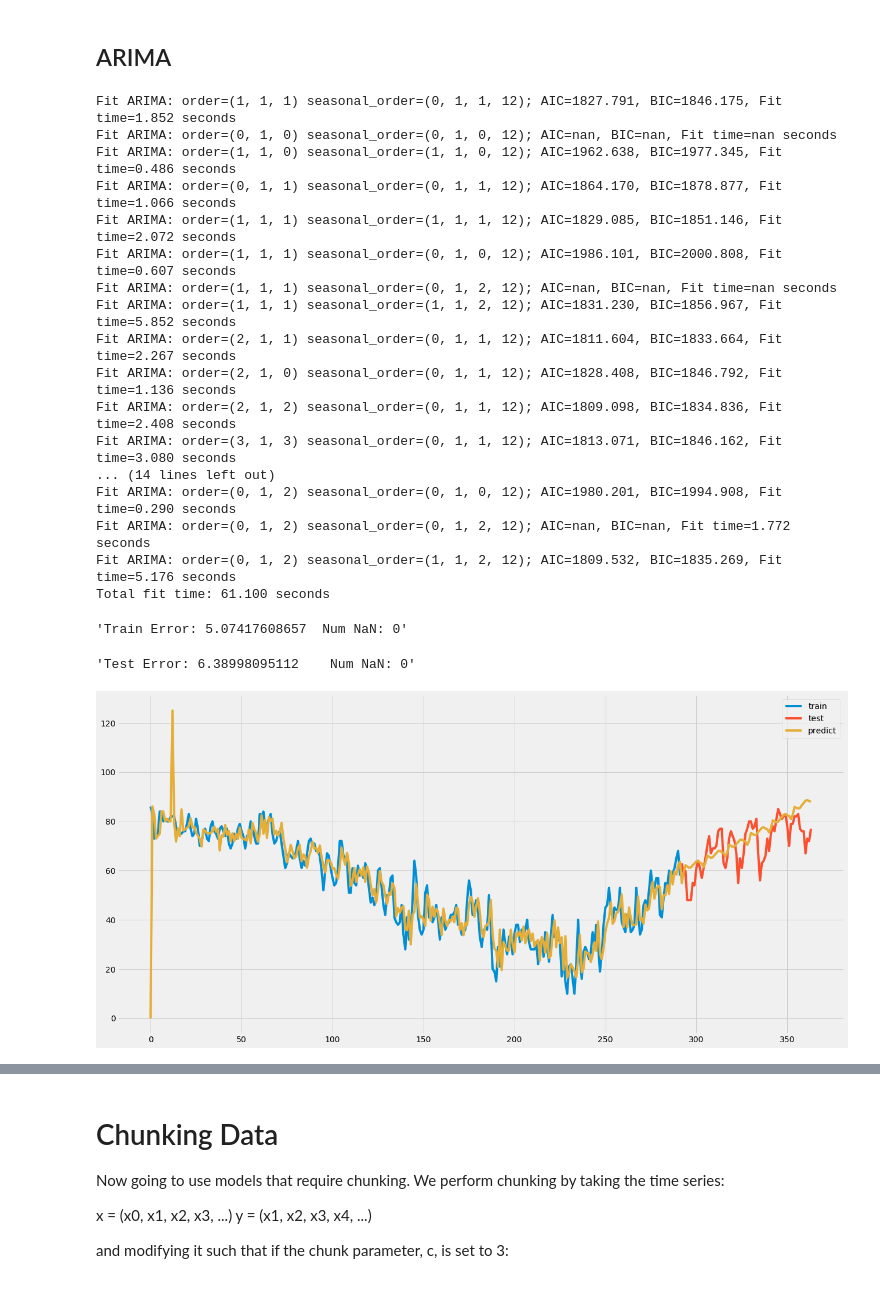
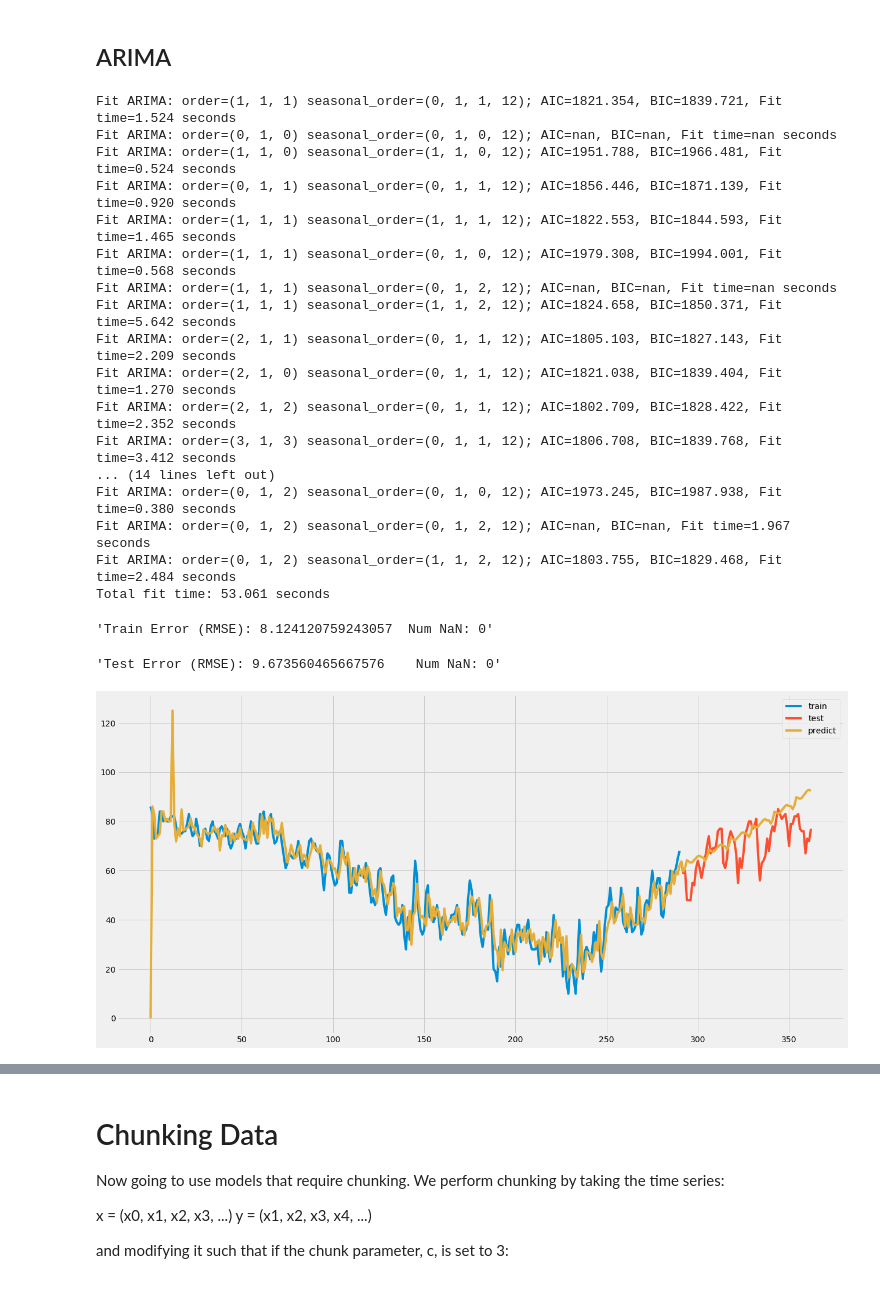
Before and after one commit to fdabek1/irregulartimeseries, a Jupyter notebook: 02-Chunk1.ipynb, the cells around one changed output, grey strips where cells are left out. Drawn from its saved outputs; the diff is of its cells as text; code cells hidden in the pictures.

```diff
--- a/02-Chunk1.ipynb
+++ b/02-Chunk1.ipynb
@@ -32,28 +32,28 @@ Raw Data means that the model simply takes the data as a sequence and no data ma
 # %% [markdown]
 ## ARIMA
 # %%
-model = ARIMA(analysis, use_features=False)
+model = ARIMA(analysis=analysis, use_features=False)
 analysis.run_model(model, name='ARIMA')
 # %% [output]
-Fit ARIMA: order=(1, 1, 1) seasonal_order=(0, 1, 1, 12); AIC=1827.791, BIC=1846.175, Fit time=1.852 seconds
+Fit ARIMA: order=(1, 1, 1) seasonal_order=(0, 1, 1, 12); AIC=1821.354, BIC=1839.721, Fit time=1.524 seconds
 Fit ARIMA: order=(0, 1, 0) seasonal_order=(0, 1, 0, 12); AIC=nan, BIC=nan, Fit time=nan seconds
-Fit ARIMA: order=(1, 1, 0) seasonal_order=(1, 1, 0, 12); AIC=1962.638, BIC=1977.345, Fit time=0.486 seconds
-Fit ARIMA: order=(0, 1, 1) seasonal_order=(0, 1, 1, 12); AIC=1864.170, BIC=1878.877, Fit time=1.066 seconds
-Fit ARIMA: order=(1, 1, 1) seasonal_order=(1, 1, 1, 12); AIC=1829.085, BIC=1851.146, Fit time=2.072 seconds
-Fit ARIMA: order=(1, 1, 1) seasonal_order=(0, 1, 0, 12); AIC=1986.101, BIC=2000.808, Fit time=0.607 seconds
+Fit ARIMA: order=(1, 1, 0) seasonal_order=(1, 1, 0, 12); AIC=1951.788, BIC=1966.481, Fit time=0.524 seconds
+Fit ARIMA: order=(0, 1, 1) seasonal_order=(0, 1, 1, 12); AIC=1856.446, BIC=1871.139, Fit time=0.920 seconds
+Fit ARIMA: order=(1, 1, 1) seasonal_order=(1, 1, 1, 12); AIC=1822.553, BIC=1844.593, Fit time=1.465 seconds
+Fit ARIMA: order=(1, 1, 1) seasonal_order=(0, 1, 0, 12); AIC=1979.308, BIC=1994.001, Fit time=0.568 seconds
 Fit ARIMA: order=(1, 1, 1) seasonal_order=(0, 1, 2, 12); AIC=nan, BIC=nan, Fit time=nan seconds
-Fit ARIMA: order=(1, 1, 1) seasonal_order=(1, 1, 2, 12); AIC=1831.230, BIC=1856.967, Fit time=5.852 seconds
-Fit ARIMA: order=(2, 1, 1) seasonal_order=(0, 1, 1, 12); AIC=1811.604, BIC=1833.664, Fit time=2.267 seconds
-Fit ARIMA: order=(2, 1, 0) seasonal_order=(0, 1, 1, 12); AIC=1828.408, BIC=1846.792, Fit time=1.136 seconds
-Fit ARIMA: order=(2, 1, 2) seasonal_order=(0, 1, 1, 12); AIC=1809.098, BIC=1834.836, Fit time=2.408 seconds
-Fit ARIMA: order=(3, 1, 3) seasonal_order=(0, 1, 1, 12); AIC=1813.071, BIC=1846.162, Fit time=3.080 seconds
+Fit ARIMA: order=(1, 1, 1) seasonal_order=(1, 1, 2, 12); AIC=1824.658, BIC=1850.371, Fit time=5.642 seconds
+Fit ARIMA: order=(2, 1, 1) seasonal_order=(0, 1, 1, 12); AIC=1805.103, BIC=1827.143, Fit time=2.209 seconds
+Fit ARIMA: order=(2, 1, 0) seasonal_order=(0, 1, 1, 12); AIC=1821.038, BIC=1839.404, Fit time=1.270 seconds
+Fit ARIMA: order=(2, 1, 2) seasonal_order=(0, 1, 1, 12); AIC=1802.709, BIC=1828.422, Fit time=2.352 seconds
+Fit ARIMA: order=(3, 1, 3) seasonal_order=(0, 1, 1, 12); AIC=1806.708, BIC=1839.768, Fit time=3.412 seconds
 ... (14 lines left out)
-Fit ARIMA: order=(0, 1, 2) seasonal_order=(0, 1, 0, 12); AIC=1980.201, BIC=1994.908, Fit time=0.290 seconds
-Fit ARIMA: order=(0, 1, 2) seasonal_order=(0, 1, 2, 12); AIC=nan, BIC=nan, Fit time=1.772 seconds
-Fit ARIMA: order=(0, 1, 2) seasonal_order=(1, 1, 2, 12); AIC=1809.532, BIC=1835.269, Fit time=5.176 seconds
-Total fit time: 61.100 seconds
+Fit ARIMA: order=(0, 1, 2) seasonal_order=(0, 1, 0, 12); AIC=1973.245, BIC=1987.938, Fit time=0.380 seconds
+Fit ARIMA: order=(0, 1, 2) seasonal_order=(0, 1, 2, 12); AIC=nan, BIC=nan, Fit time=1.967 seconds
+Fit ARIMA: order=(0, 1, 2) seasonal_order=(1, 1, 2, 12); AIC=1803.755, BIC=1829.468, Fit time=2.484 seconds
+Total fit time: 53.061 seconds
-'Train Error: 5.07417608657  Num NaN: 0'
+'Train Error (RMSE): 8.124120759243057  Num NaN: 0'
-'Test Error: 6.38998095112    Num NaN: 0'
+'Test Error (RMSE): 9.673560465667576    Num NaN: 0'
-[figure, old version]
+[figure, new version]
 # %%
 from sklearn.neighbors import KNeighborsRegressor
```
Also changed, not shown: parts of 18 cells of this notebook, 10 other files.
